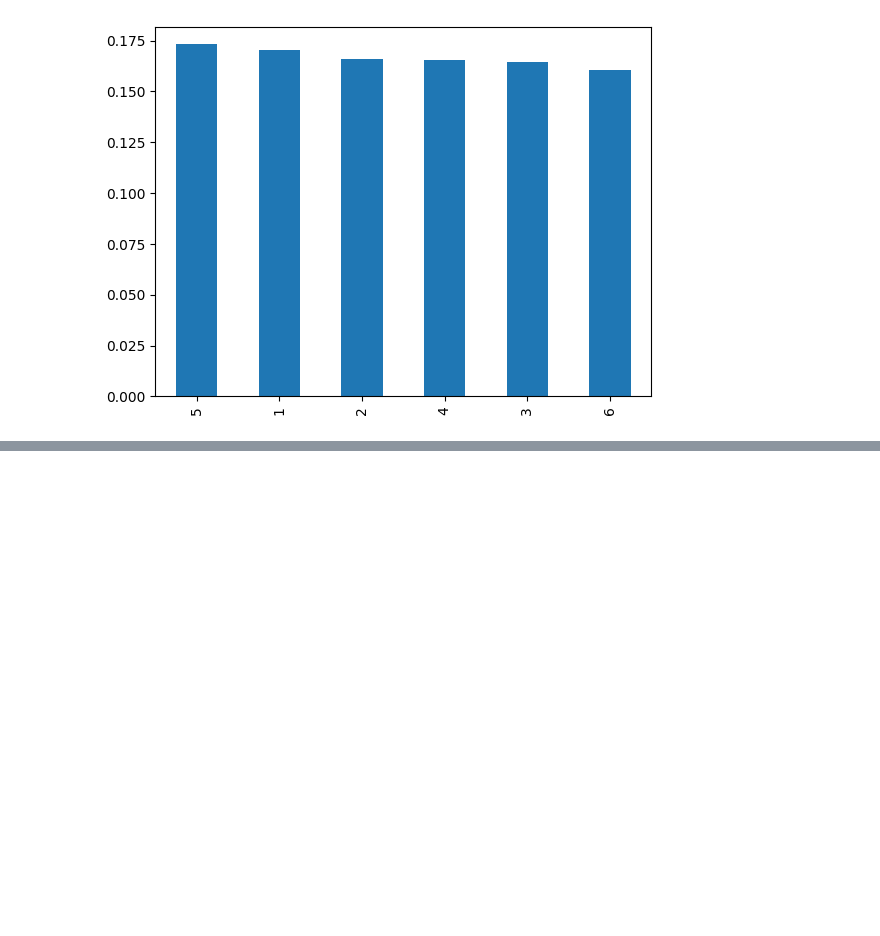
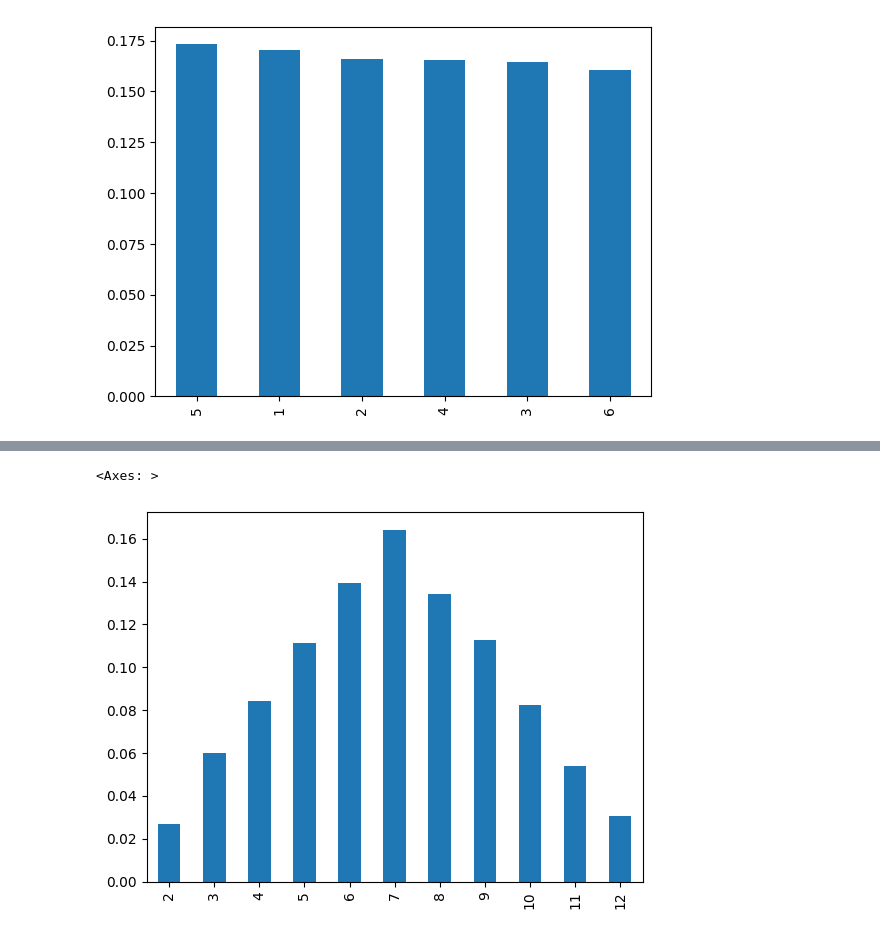
Before and after one commit to pullz6/Statistics_Python, a Jupyter notebook: Statistical_Analysis.ipynb, the cells around one changed output, grey strips where cells are left out. Cells and saved outputs as stored; diff of their text form; code cells hidden in the pictures; blank space fills up the shorter version.

```diff
--- a/Statistical_Analysis.ipynb
+++ b/Statistical_Analysis.ipynb
@@ -169,3 +169,9 @@ plotting.plot(kind='bar')
 # %% [output]
 <Axes: >
 [figure]
+# %%
+l = []
+for i in range(10000):
+  a = (random.randint(1,6))
+  b = (random.randint(1,6))
+  l.append(a+b)
@@ -171,0 +223,7 @@ plotting.plot(kind='bar')
+# %%
+s = (pd.Series(l).value_counts()/pd.Series(l).value_counts().sum()).sort_index()
+# %%
+s.plot(kind='bar')
+# %% [output]
+<Axes: >
+[figure, added]
```
Also changed, not shown: parts of 3 cells of this notebook.
